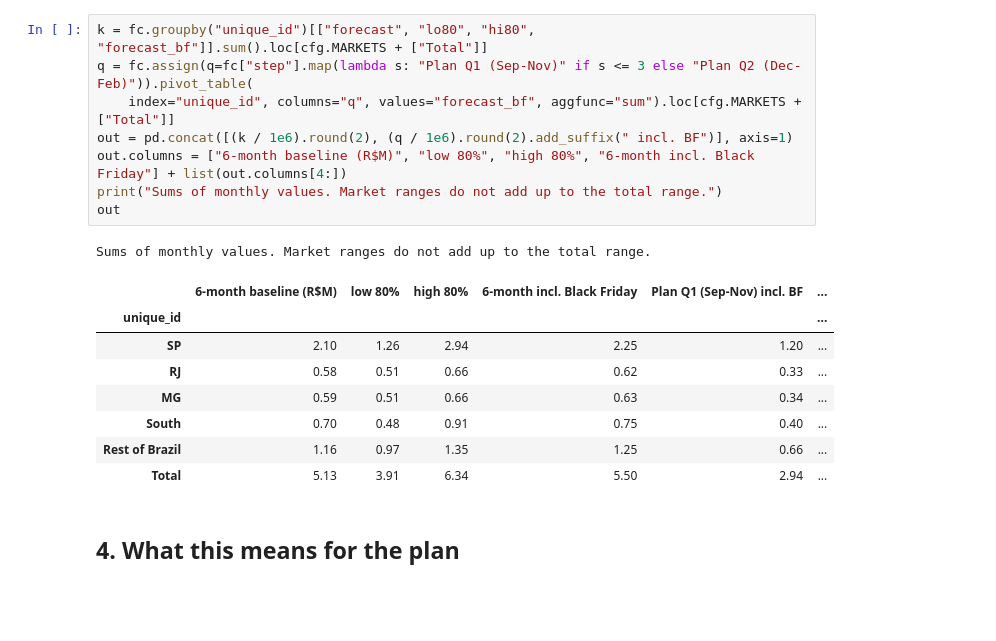
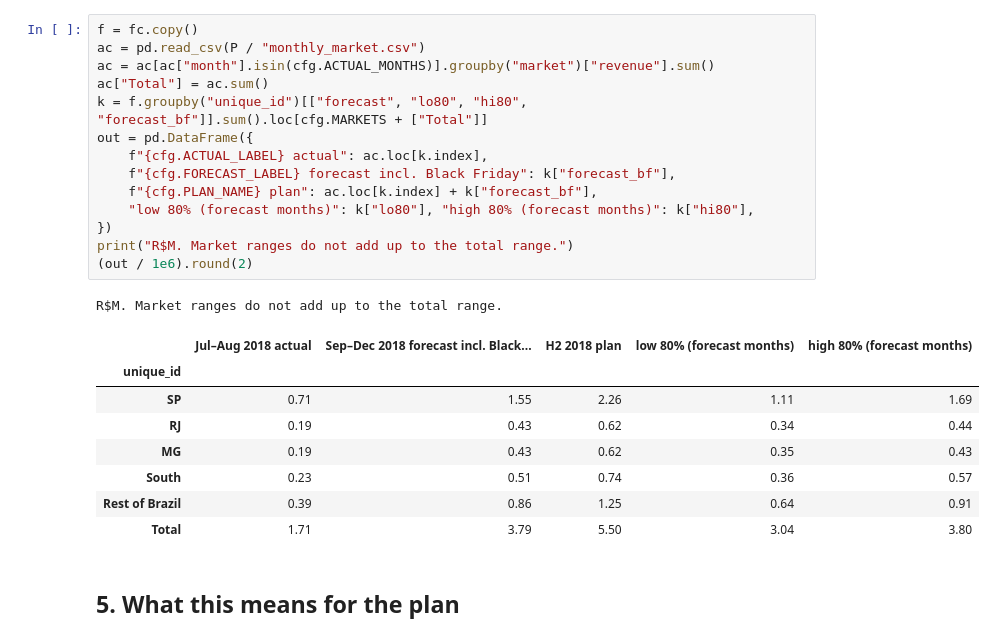
Before and after one commit to jessicaayivi/revenue-forecast-scenario-planner, a Jupyter notebook: notebooks/03_forecast.ipynb, the cells around one changed output. Saved outputs shown, nothing was run; the diff lists cells and outputs as text; blank space fills up the shorter version.

```diff
--- a/notebooks/03_forecast.ipynb
+++ b/notebooks/03_forecast.ipynb
@@ -146,20 +232,26 @@ fig.tight_layout(); fig.savefig(IMG / "03_forecast.png", dpi=150); plt.show()
-# %%
-k = fc.groupby("unique_id")[["forecast", "lo80", "hi80", "forecast_bf"]].sum().loc[cfg.MARKETS + ["Total"]]
-q = fc.assign(q=fc["step"].map(lambda s: "Plan Q1 (Sep-Nov)" if s <= 3 else "Plan Q2 (Dec-Feb)")).pivot_table(
-    index="unique_id", columns="q", values="forecast_bf", aggfunc="sum").loc[cfg.MARKETS + ["Total"]]
-out = pd.concat([(k / 1e6).round(2), (q / 1e6).round(2).add_suffix(" incl. BF")], axis=1)
-out.columns = ["6-month baseline (R$M)", "low 80%", "high 80%", "6-month incl. Black Friday"] + list(out.columns[4:])
-print("Sums of monthly values. Market ranges do not add up to the total range.")
-out
-# %% [output]
-Sums of monthly values. Market ranges do not add up to the total range.
-|  | 6-month baseline (R$M) | low 80% | high 80% | 6-month incl. Black Friday | Plan Q1 (Sep-Nov) incl. BF | ... |
-| unique_id |  |  |  |  |  | ... |
-| SP | 2.10 | 1.26 | 2.94 | 2.25 | 1.20 | ... |
-| RJ | 0.58 | 0.51 | 0.66 | 0.62 | 0.33 | ... |
-| MG | 0.59 | 0.51 | 0.66 | 0.63 | 0.34 | ... |
-| South | 0.70 | 0.48 | 0.91 | 0.75 | 0.40 | ... |
-| Rest of Brazil | 1.16 | 0.97 | 1.35 | 1.25 | 0.66 | ... |
-| Total | 5.13 | 3.91 | 6.34 | 5.50 | 2.94 | ... |
+# %%
+f = fc.copy()
+ac = pd.read_csv(P / "monthly_market.csv")
+ac = ac[ac["month"].isin(cfg.ACTUAL_MONTHS)].groupby("market")["revenue"].sum()
+ac["Total"] = ac.sum()
+k = f.groupby("unique_id")[["forecast", "lo80", "hi80", "forecast_bf"]].sum().loc[cfg.MARKETS + ["Total"]]
+out = pd.DataFrame({
+    f"{cfg.ACTUAL_LABEL} actual": ac.loc[k.index],
+    f"{cfg.FORECAST_LABEL} forecast incl. Black Friday": k["forecast_bf"],
+    f"{cfg.PLAN_NAME} plan": ac.loc[k.index] + k["forecast_bf"],
+    "low 80% (forecast months)": k["lo80"], "high 80% (forecast months)": k["hi80"],
+})
+print("R$M. Market ranges do not add up to the total range.")
+(out / 1e6).round(2)
+# %% [output]
+R$M. Market ranges do not add up to the total range.
+|  | Jul–Aug 2018 actual | Sep–Dec 2018 forecast incl. Black... | H2 2018 plan | low 80% (forecast months) | high 80% (forecast months) |
+| unique_id |  |  |  |  |  |
+| SP | 0.71 | 1.55 | 2.26 | 1.11 | 1.69 |
+| RJ | 0.19 | 0.43 | 0.62 | 0.34 | 0.44 |
+| MG | 0.19 | 0.43 | 0.62 | 0.35 | 0.43 |
+| South | 0.23 | 0.51 | 0.74 | 0.36 | 0.57 |
+| Rest of Brazil | 0.39 | 0.86 | 1.25 | 0.64 | 0.91 |
+| Total | 1.71 | 3.79 | 5.50 | 3.04 | 3.80 |
 # %% [markdown]
-## 4. What this means for the plan
+## 5. What this means for the plan
```
Also changed, not shown: parts of 18 cells of this notebook, 41 other files.
